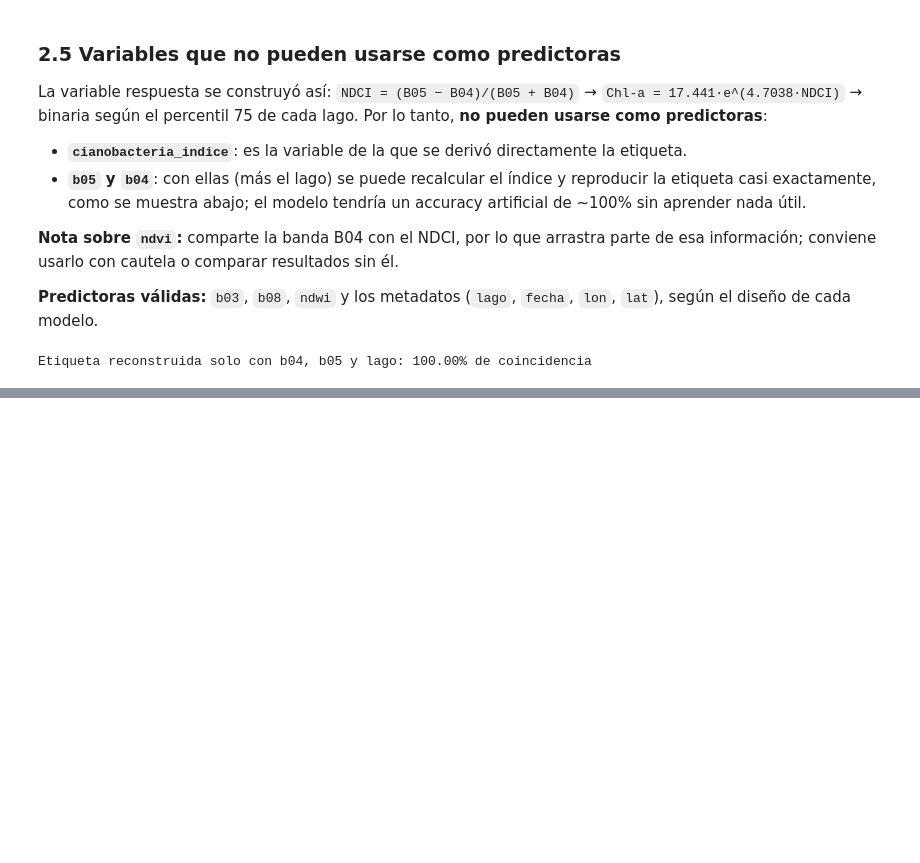
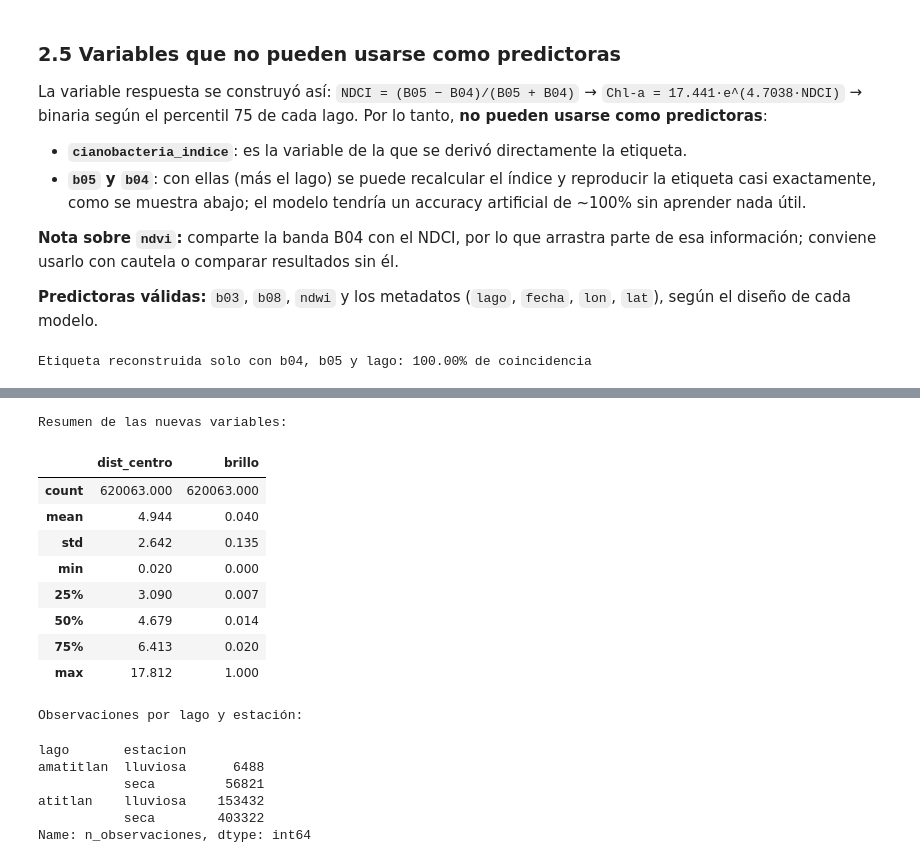
Before and after one commit to Ikeel04/Labs-DS, a Jupyter notebook: Lab4/Laboratorio4_Parte2.ipynb, the cells around one changed output, grey strips where cells are left out. Drawn from its saved outputs; the diff is of its cells as text; code cells hidden in the pictures; blank space fills up the shorter version.

Commit message:
Ejercicio 3 - Variables predictoras

```diff
--- a/Lab4/Laboratorio4_Parte2.ipynb
+++ b/Lab4/Laboratorio4_Parte2.ipynb
@@ -622,0 +652,42 @@ Etiqueta reconstruida solo con b04, b05 y lago: 100.00% de coincidencia
+# %%
+# --- Construcción de las nuevas variables ---
+
+# dist_centro: distancia aproximada al centroide del lago (km)
+centros = df_ml.groupby("lago")[["lon", "lat"]].mean()
+df_ml = df_ml.merge(centros.rename(columns={"lon": "c_lon", "lat": "c_lat"}), on="lago")
+km_lon = 111.32 * np.cos(np.radians(df_ml["lat"]))
+df_ml["dist_centro"] = np.sqrt(
+    ((df_ml["lon"] - df_ml["c_lon"]) * km_lon) ** 2
+    + ((df_ml["lat"] - df_ml["c_lat"]) * 111.32) ** 2
+)
+df_ml = df_ml.drop(columns=["c_lon", "c_lat"])
+
+# estacion: seca (nov-abr) vs lluviosa (may-oct)
+mes = pd.to_datetime(df_ml["fecha"]).dt.month
+df_ml["estacion"] = np.where(mes.between(5, 10), "lluviosa", "seca")
+
+# brillo: promedio de reflectancia verde y NIR (proxy de turbidez)
+df_ml["brillo"] = (df_ml["b03"] + df_ml["b08"]) / 2
+
+print("Resumen de las nuevas variables:")
+display(df_ml[["dist_centro", "brillo"]].describe().round(3))
+print("\nObservaciones por lago y estación:")
+display(df_ml.groupby(["lago", "estacion"]).size().rename("n_observaciones"))
+# %% [output]
+Resumen de las nuevas variables:
+|  | dist_centro | brillo |
+| count | 620063.000 | 620063.000 |
+| mean | 4.944 | 0.040 |
+| std | 2.642 | 0.135 |
+| min | 0.020 | 0.000 |
+| 25% | 3.090 | 0.007 |
+| 50% | 4.679 | 0.014 |
+| 75% | 6.413 | 0.020 |
+| max | 17.812 | 1.000 |
+Observaciones por lago y estación:
+lago       estacion
+amatitlan  lluviosa      6488
+           seca         56821
+atitlan    lluviosa    153432
+           seca        403322
+Name: n_observaciones, dtype: int64
```
Also changed, not shown: parts of 3 cells of this notebook.
